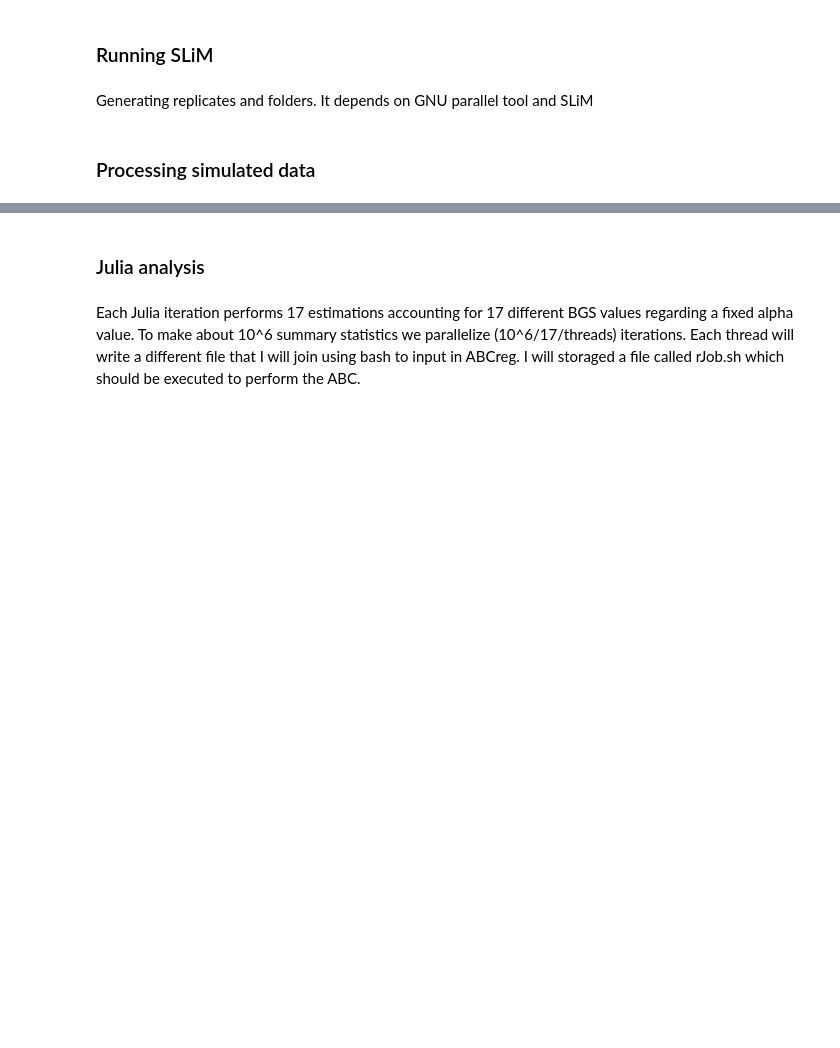
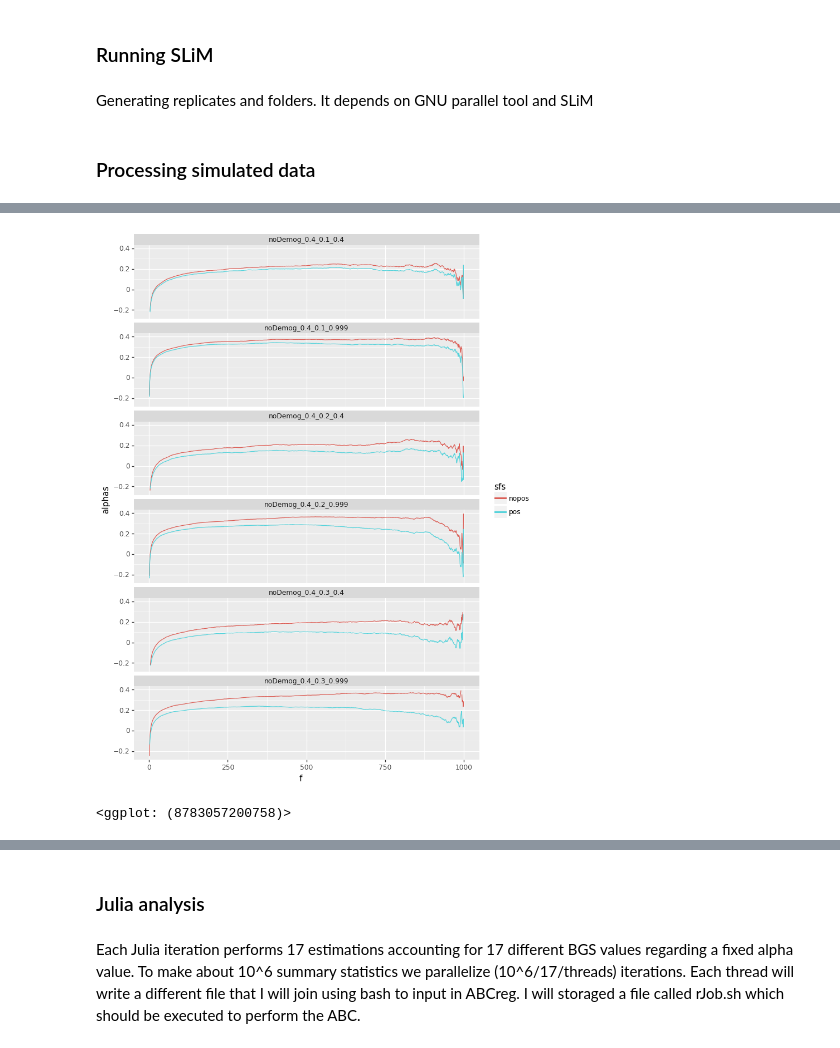
Before and after one commit to jmurga/abcmk_simulations, a Jupyter notebook: scripts/notebooks/bgsSimulations.ipynb, the cells around one changed output, grey strips where cells are left out. Drawn from its saved outputs; the diff is of its cells as text; code cells hidden in the pictures; blank space fills up the shorter version.

```diff
--- a/scripts/notebooks/bgsSimulations.ipynb
+++ b/scripts/notebooks/bgsSimulations.ipynb
@@ -34,5 +36,3 @@ simTable = pd.read_csv(PATH + "/rawData/simulations/bgsTable.tsv", sep='\t')
 simTable['path'] = simTable.apply(lambda row: "/home/jmurga/mkt/202004/rawData/simulations/noDemog/noDemog_" + str(row['alpha']) + "_" + str(row['alphaW']) + "_" + str(np.round(row['B'],4)),axis=1)
 # %% [markdown]
 I test two cases in the notebook case I select one row from simTable
-# %%
-tmpSim = simTable.tail(2).head(1);tmpSim
@@ -41,0 +39,2 @@ tmpSim = simTable.tail(2).head(1);tmpSim
+# %%
+tmpSim = pd.concat([simTable.head(6).tail(3),simTable.tail(3)]);tmpSim
@@ -104,0 +68,2 @@ for index,row in tmpSim.iterrows():
+# %%
+df,dfAlpha = saveSimulatedAlphas(tmpSim,reduced=False,bins=100);dfAlpha
@@ -104,0 +90,6 @@ for index,row in tmpSim.iterrows():
+# %%
+plt.options.figure_size=(8,12)
+p = (ggplot(dfAlpha, aes(x='f',y='alphas',color='sfs')) + geom_line() + facet_wrap('~path',ncol=1) + ylim(-0.25,0.4));p
+# %% [output]
+[figure, added]
+<ggplot: (8783057200758)>
```
Also changed, not shown: parts of 14 cells of this notebook, 32 other files.
